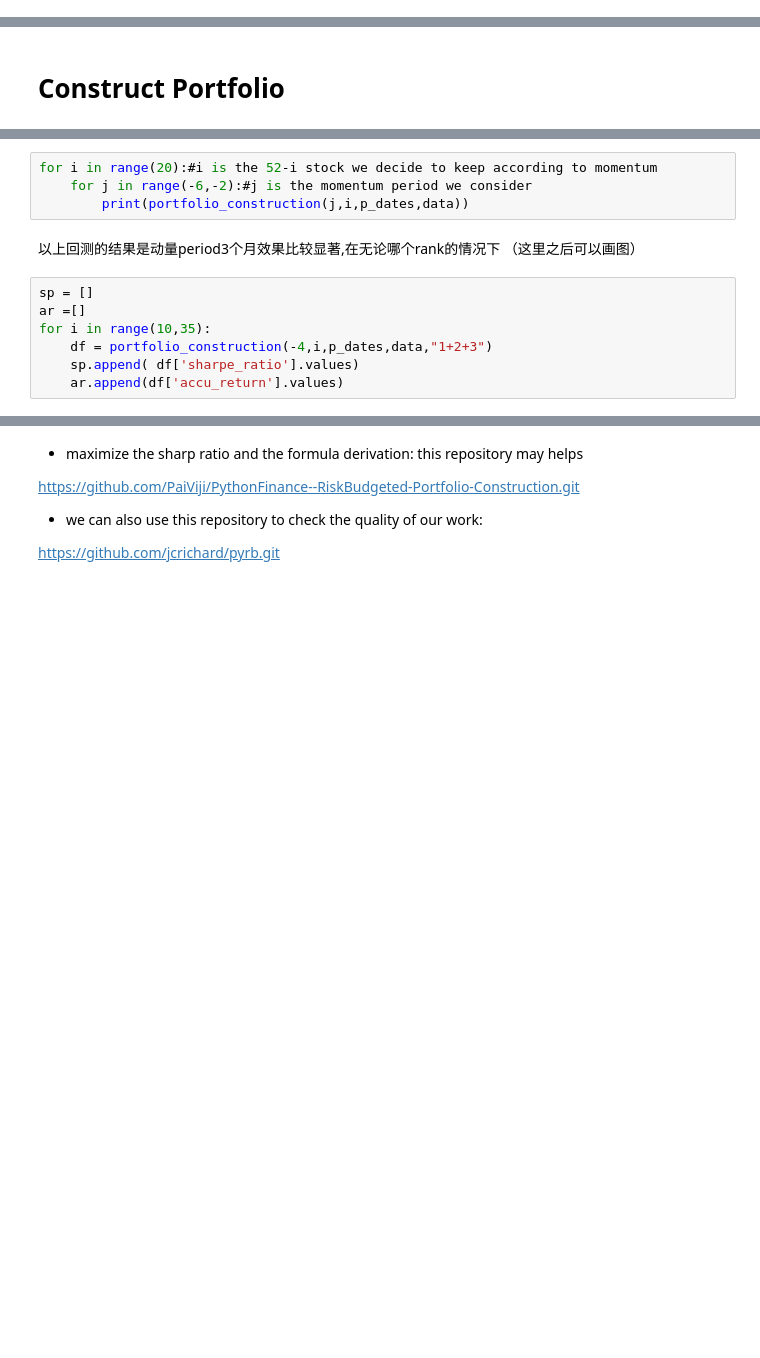
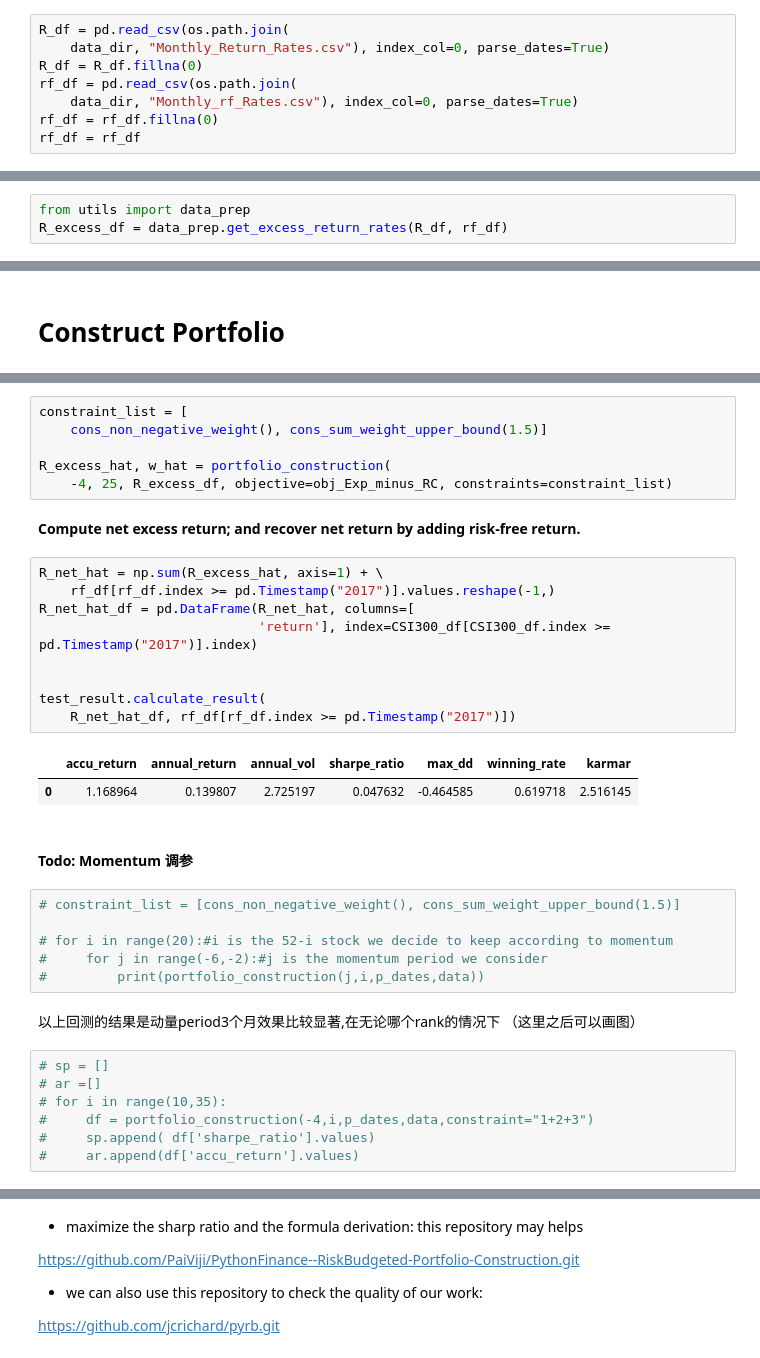
Before and after one commit to Linnore/STA4020-Projecto, a Jupyter notebook: basic_risk_budgeting.ipynb, the cells around one changed output, grey strips where cells are left out. Saved outputs shown, nothing was run; the diff lists cells and outputs as text; blank space fills up the shorter version.

```diff
--- a/basic_risk_budgeting.ipynb
+++ b/basic_risk_budgeting.ipynb
@@ -27,0 +26,8 @@ p_rets = pd.DataFrame(index=p_dates, columns=['return'])
+# %%
+R_df = pd.read_csv(os.path.join(
+    data_dir, "Monthly_Return_Rates.csv"), index_col=0, parse_dates=True)
+R_df = R_df.fillna(0)
+rf_df = pd.read_csv(os.path.join(
+    data_dir, "Monthly_rf_Rates.csv"), index_col=0, parse_dates=True)
+rf_df = rf_df.fillna(0)
+rf_df = rf_df
@@ -27,0 +36,3 @@ p_rets = pd.DataFrame(index=p_dates, columns=['return'])
+# %%
+from utils import data_prep
+R_excess_df = data_prep.get_excess_return_rates(R_df, rf_df)
@@ -150,14 +63,38 @@ for t in p_dates:
+# %%
+constraint_list = [
+    cons_non_negative_weight(), cons_sum_weight_upper_bound(1.5)]
+
+R_excess_hat, w_hat = portfolio_construction(
+    -4, 25, R_excess_df, objective=obj_Exp_minus_RC, constraints=constraint_list)
+# %% [markdown]
+**Compute net excess return; and recover net return by adding risk-free return.**
+# %%
+R_net_hat = np.sum(R_excess_hat, axis=1) + \
+    rf_df[rf_df.index >= pd.Timestamp("2017")].values.reshape(-1,)
+R_net_hat_df = pd.DataFrame(R_net_hat, columns=[
+                            'return'], index=CSI300_df[CSI300_df.index >= pd.Timestamp("2017")].index)
+
+
+test_result.calculate_result(
+    R_net_hat_df, rf_df[rf_df.index >= pd.Timestamp("2017")])
+# %% [output]
+|  | accu_return | annual_return | annual_vol | sharpe_ratio | max_dd | winning_rate | karmar |
+| 0 | 1.168964 | 0.139807 | 2.725197 | 0.047632 | -0.464585 | 0.619718 | 2.516145 |
+# %% [markdown]
+#### Todo: Momentum 调参
 # %%
-for i in range(20):#i is the 52-i stock we decide to keep according to momentum
-    for j in range(-6,-2):#j is the momentum period we consider
-        print(portfolio_construction(j,i,p_dates,data))
+# constraint_list = [cons_non_negative_weight(), cons_sum_weight_upper_bound(1.5)]
+
+# for i in range(20):#i is the 52-i stock we decide to keep according to momentum
+#     for j in range(-6,-2):#j is the momentum period we consider
+#         print(portfolio_construction(j,i,p_dates,data))
 # %% [markdown]
 以上回测的结果是动量period3个月效果比较显著,在无论哪个rank的情况下 （这里之后可以画图）
 # %%
-sp = []
-ar =[]
-for i in range(10,35):
-    df = portfolio_construction(-4,i,p_dates,data,"1+2+3")
-    sp.append( df['sharpe_ratio'].values)
-    ar.append(df['accu_return'].values)
+# sp = []
+# ar =[]
+# for i in range(10,35):
+#     df = portfolio_construction(-4,i,p_dates,data,constraint="1+2+3")
+#     sp.append( df['sharpe_ratio'].values)
+#     ar.append(df['accu_return'].values)
 # %%
```
Also changed, not shown: parts of 22 cells of this notebook, 7 other files.
